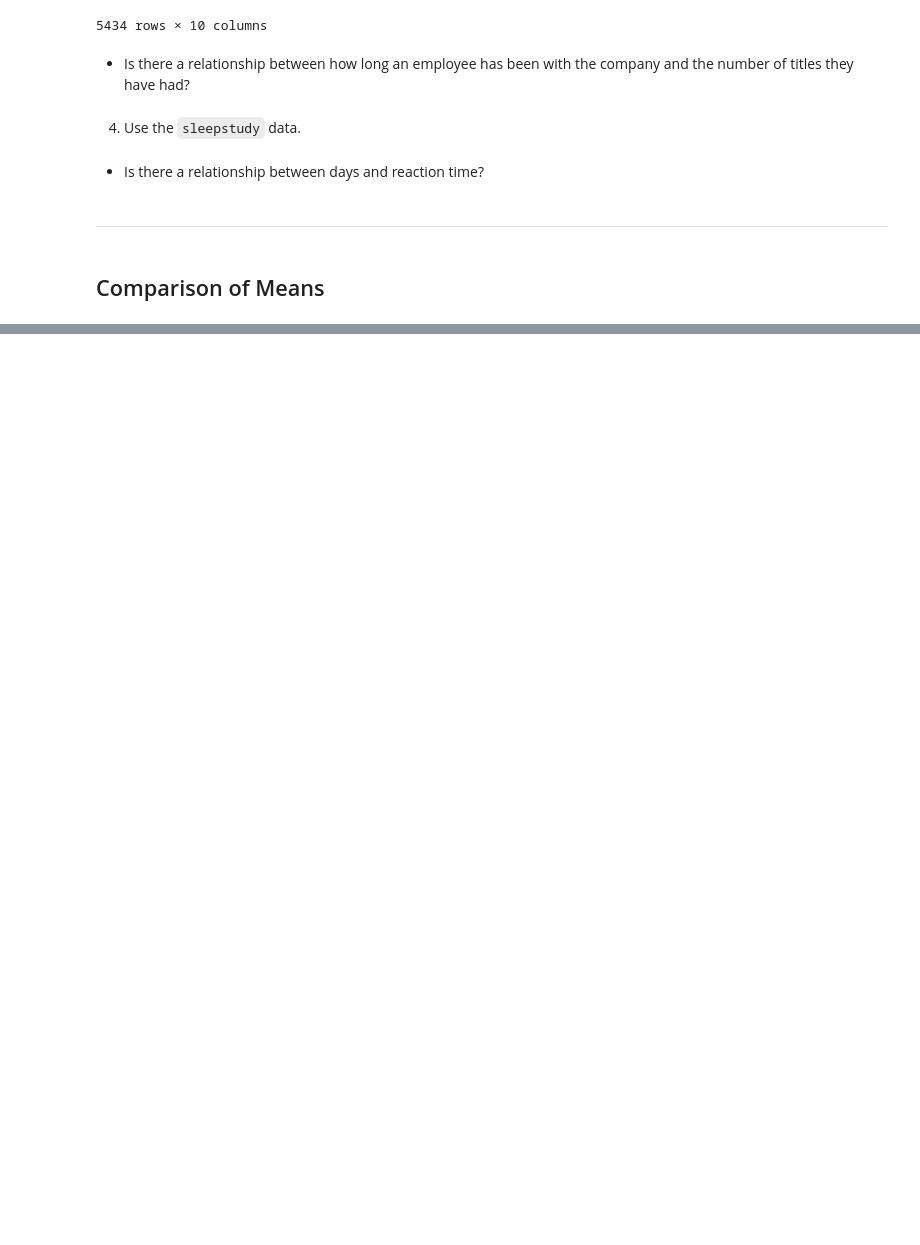
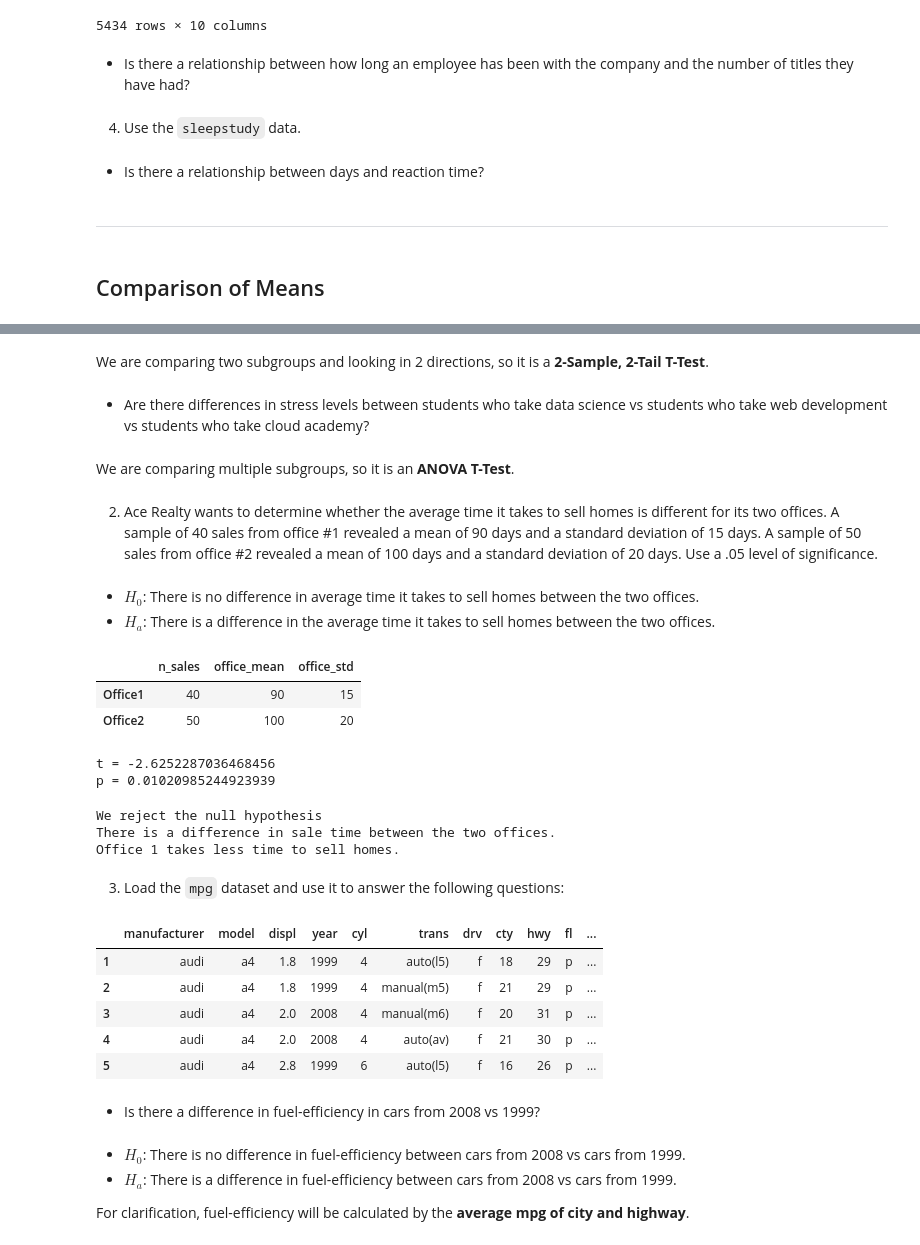
Before and after one commit to Michael-Nelson361/statistics-exercises, a Jupyter notebook: hypothesis_testing.ipynb, the cells around one changed output, grey strips where cells are left out. Cells and saved outputs as stored; diff of their text form; code cells hidden in the pictures; blank space fills up the shorter version.

```diff
--- a/hypothesis_testing.ipynb
+++ b/hypothesis_testing.ipynb
@@ -668,0 +681,71 @@ sleepstudy = data('sleepstudy')
+# %% [markdown]
+We are comparing two subgroups and looking in 2 directions, so it is a **2-Sample, 2-Tail T-Test**.
+# %% [markdown]
+- Are there differences in stress levels between students who take data science vs students who take web development vs students who take cloud academy?
+# %% [markdown]
+We are comparing multiple subgroups, so it is an **ANOVA T-Test**.
+# %% [markdown]
+2. Ace Realty wants to determine whether the average time it takes to sell homes is different for its two offices. A sample of 40 sales from office #1 revealed a mean of 90 days and a standard deviation of 15 days. A sample of 50 sales from office #2 revealed a mean of 100 days and a standard deviation of 20 days. Use a .05 level of significance.
+# %% [markdown]
+- $H_0$: There is no difference in average time it takes to sell homes between the two offices.
+- $H_a$: There is a difference in the average time it takes to sell homes between the two offices.
+# %%
+df = pd.DataFrame(
+{
+    'n_sales':[40,50],
+    'office_mean':[90,100],
+    'office_std':[15,20]
+},index=['Office1','Office2']
+)
+df
+# %% [output]
+|  | n_sales | office_mean | office_std |
+| Office1 | 40 | 90 | 15 |
+| Office2 | 50 | 100 | 20 |
+# %%
+alpha = 0.05
+t,p = stats.ttest_ind_from_stats(df.office_mean['Office1'],
+                           df.office_std['Office1'],
+                           df.n_sales['Office1'],
+                           df.office_mean['Office2'],
+                           df.office_std['Office2'],
+                           df.n_sales['Office2'])
+
+print(f't = {t}')
+print(f'p = {p}')
+# %% [output]
+t = -2.6252287036468456
+p = 0.01020985244923939
+# %%
+if p < alpha:
+    print('We reject the null hypothesis')
+    print('There is a difference in sale time between the two offices.')
+    if t < 0:
+        print('Office 1 takes less time to sell homes.')
+    else:
+        print('Office 2 takes less time to sell homes.')
+else:
+    print('We fail to reject the null hypothesis')
+# %% [output]
+We reject the null hypothesis
+There is a difference in sale time between the two offices.
+Office 1 takes less time to sell homes.
+# %% [markdown]
+3. Load the `mpg` dataset and use it to answer the following questions:
+# %%
+mpg = data('mpg')
+mpg.head()
+# %% [output]
+|  | manufacturer | model | displ | year | cyl | trans | drv | cty | hwy | fl | ... |
+| 1 | audi | a4 | 1.8 | 1999 | 4 | auto(l5) | f | 18 | 29 | p | ... |
+| 2 | audi | a4 | 1.8 | 1999 | 4 | manual(m5) | f | 21 | 29 | p | ... |
+| 3 | audi | a4 | 2.0 | 2008 | 4 | manual(m6) | f | 20 | 31 | p | ... |
+| 4 | audi | a4 | 2.0 | 2008 | 4 | auto(av) | f | 21 | 30 | p | ... |
+| 5 | audi | a4 | 2.8 | 1999 | 6 | auto(l5) | f | 16 | 26 | p | ... |
+# %% [markdown]
+- Is there a difference in fuel-efficiency in cars from 2008 vs 1999?
+# %% [markdown]
+- $H_0$: There is no difference in fuel-efficiency between cars from 2008 vs cars from 1999.
+- $H_a$: There is a difference in fuel-efficiency between cars from 2008 vs cars from 1999.
+
+For clarification, fuel-efficiency will be calculated by the **average mpg of city and highway**.
```
Also changed, not shown: parts of 26 cells of this notebook.
